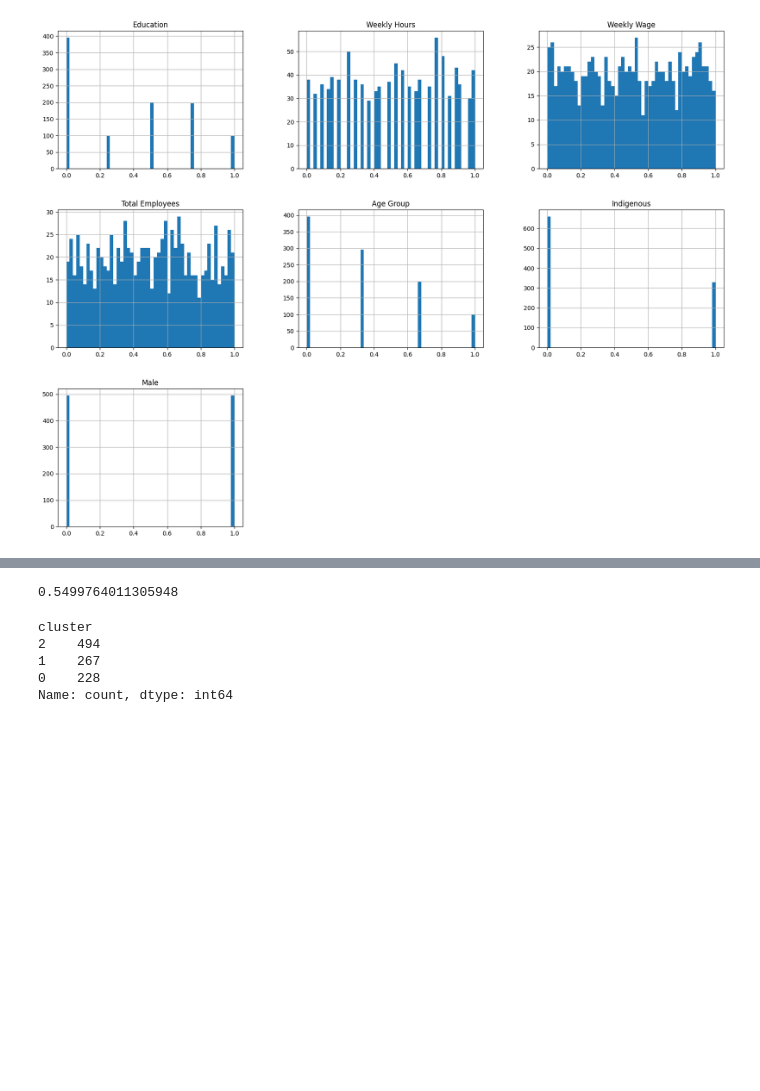
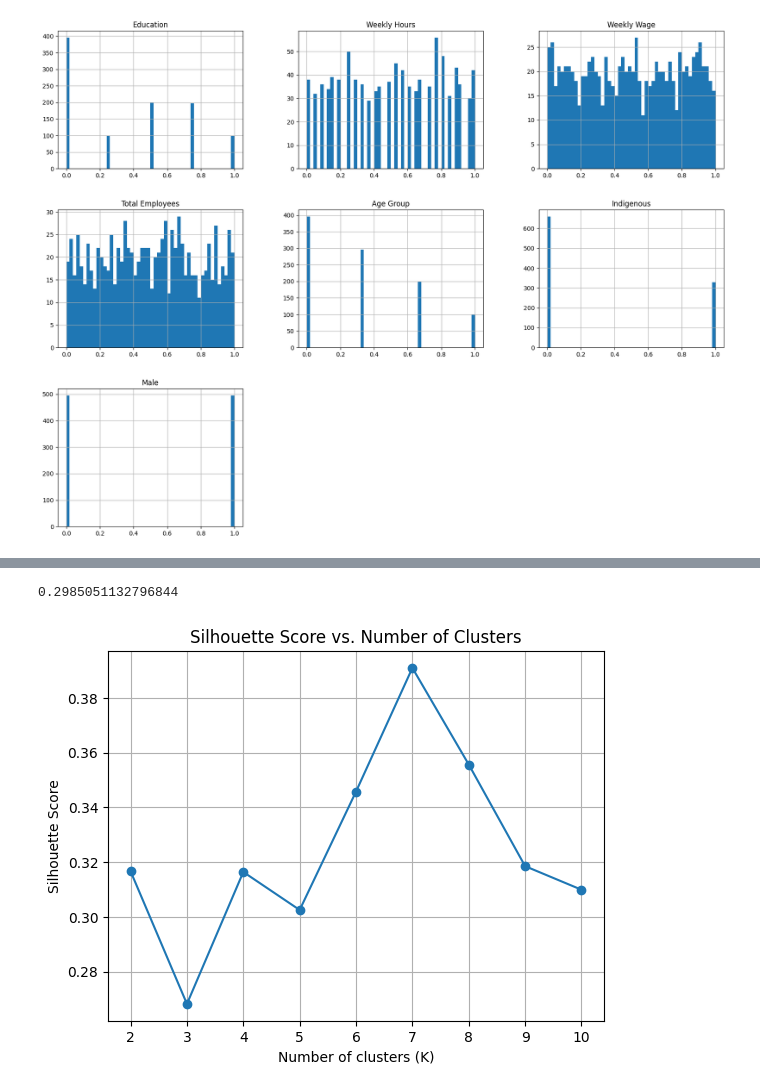
Before and after one commit to anish-lama/DIVERSITY-ANALYSIS-AND-SEGMENTATION-, a Jupyter notebook: ModelImplementation/IndigenousProjectTypeFullFinal.ipynb, the cells around one changed output, grey strips where cells are left out. Drawn from its saved outputs; the diff is of its cells as text; code cells hidden in the pictures; blank space fills up the shorter version.

```diff
--- a/ModelImplementation/IndigenousProjectTypeFullFinal.ipynb
+++ b/ModelImplementation/IndigenousProjectTypeFullFinal.ipynb
@@ -375,20 +342,34 @@ K=10: SSE decrease = 5.87%
 #performance evaluation
 from sklearn.metrics import silhouette_score
 
-df_demographics = df[['Education','Age Group', 'Indigenous', 'Male']]
+#df_demographics = df[['Education','Age Group', 'Indigenous', 'Male']]
 
-silhouette_avg = silhouette_score(df_demographics, y_pred)
+df_check_sil = df[['Education', 'Weekly Hours',
+                             'Weekly Wage', 'Total Employees',
+                              'Age Group', 'Indigenous', 'Male']]
+
+silhouette_avg = silhouette_score(df_check_sil, y_pred)
 silhouette_avg
 # %% [output]
-0.5499764011305948
+0.2985051132796844
-# %%
-print(df['cluster'].value_counts())
-# %% [output]
-cluster
-2    494
-1    267
-0    228
-Name: count, dtype: int64
+# %%
+# Iterate through a range of K values
+silhouette_scores = []
+for k in range(2, 11):
+    kmeans = KMeans(n_clusters=k)
+    cluster_labels = kmeans.fit_predict(df_check_sil)
+    silhouette_avg = silhouette_score(df_check_sil, cluster_labels)
+    silhouette_scores.append(silhouette_avg)
+
+# Plot the silhouette scores
+plt.plot(range(2, 11), silhouette_scores, marker='o', linestyle='-')
+plt.xlabel('Number of clusters (K)')
+plt.ylabel('Silhouette Score')
+plt.title('Silhouette Score vs. Number of Clusters')
+plt.grid(True)
+plt.show()
+# %% [output]
+[figure, added]
 # %%
 #import plotly.express as px
 #fig = px.scatter_matrix(df,
```
Also changed, not shown: parts of 44 cells of this notebook.
